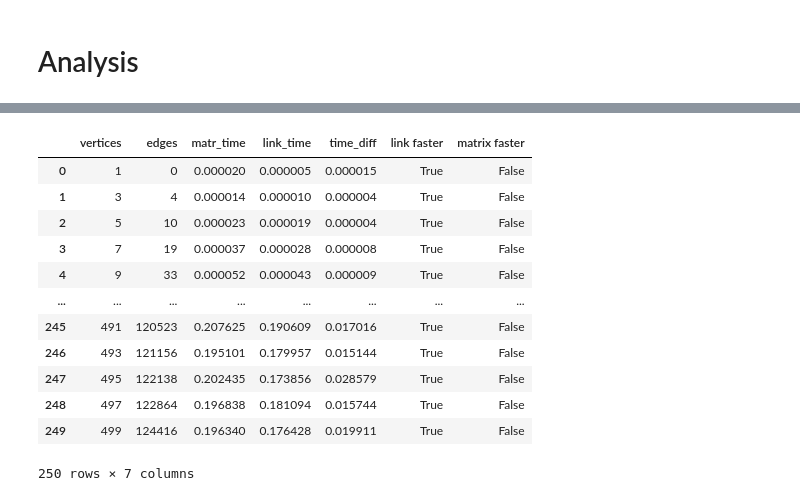
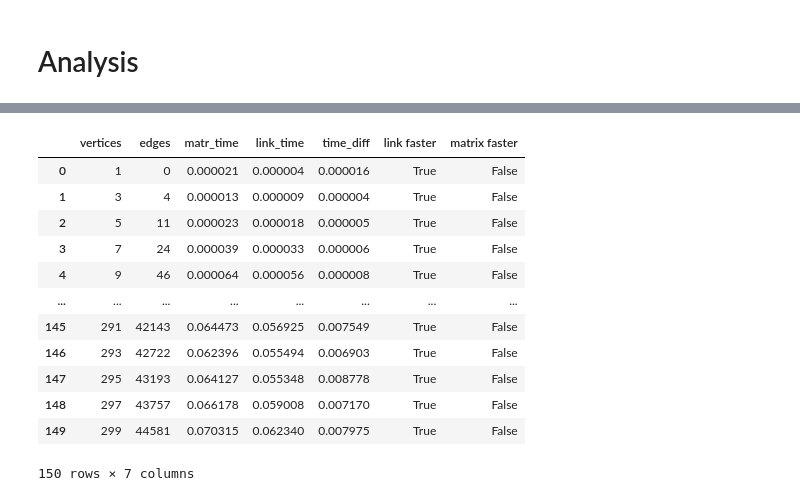
Before and after one commit to Kiriketsuki/CZ2101, a Jupyter notebook: Lab 2/dijkstra_algo.ipynb, the cells around one changed output, grey strips where cells are left out. Saved outputs shown, nothing was run; the diff lists cells and outputs as text; code cells hidden in the pictures.

```diff
--- a/Lab 2/dijkstra_algo.ipynb
+++ b/Lab 2/dijkstra_algo.ipynb
@@ -794,19 +575,19 @@ def run_test(test_dictionary, printing = True):
 # %%
-test_set_0 = iterate_test_case(1, 500, 2)
-results_0 = run_test(test_set_0, False)
-results_0
+iter_test_1 = iterate_test_case(1, 300, 2)
+iter_results_1 = run_test(iter_test_1, False)
+iter_results_1
 # %% [output]
 |  | vertices | edges | matr_time | link_time | time_diff | link faster | matrix faster |
-| 0 | 1 | 0 | 0.000020 | 0.000005 | 0.000015 | True | False |
-| 1 | 3 | 4 | 0.000014 | 0.000010 | 0.000004 | True | False |
-| 2 | 5 | 10 | 0.000023 | 0.000019 | 0.000004 | True | False |
-| 3 | 7 | 19 | 0.000037 | 0.000028 | 0.000008 | True | False |
-| 4 | 9 | 33 | 0.000052 | 0.000043 | 0.000009 | True | False |
+| 0 | 1 | 0 | 0.000021 | 0.000004 | 0.000016 | True | False |
+| 1 | 3 | 4 | 0.000013 | 0.000009 | 0.000004 | True | False |
+| 2 | 5 | 11 | 0.000023 | 0.000018 | 0.000005 | True | False |
+| 3 | 7 | 24 | 0.000039 | 0.000033 | 0.000006 | True | False |
+| 4 | 9 | 46 | 0.000064 | 0.000056 | 0.000008 | True | False |
 | ... | ... | ... | ... | ... | ... | ... | ... |
-| 245 | 491 | 120523 | 0.207625 | 0.190609 | 0.017016 | True | False |
-| 246 | 493 | 121156 | 0.195101 | 0.179957 | 0.015144 | True | False |
-| 247 | 495 | 122138 | 0.202435 | 0.173856 | 0.028579 | True | False |
-| 248 | 497 | 122864 | 0.196838 | 0.181094 | 0.015744 | True | False |
-| 249 | 499 | 124416 | 0.196340 | 0.176428 | 0.019911 | True | False |
+| 145 | 291 | 42143 | 0.064473 | 0.056925 | 0.007549 | True | False |
+| 146 | 293 | 42722 | 0.062396 | 0.055494 | 0.006903 | True | False |
+| 147 | 295 | 43193 | 0.064127 | 0.055348 | 0.008778 | True | False |
+| 148 | 297 | 43757 | 0.066178 | 0.059008 | 0.007170 | True | False |
+| 149 | 299 | 44581 | 0.070315 | 0.062340 | 0.007975 | True | False |
-250 rows × 7 columns
+150 rows × 7 columns
 # %%
```
Also changed, not shown: parts of 25 cells of this notebook.
